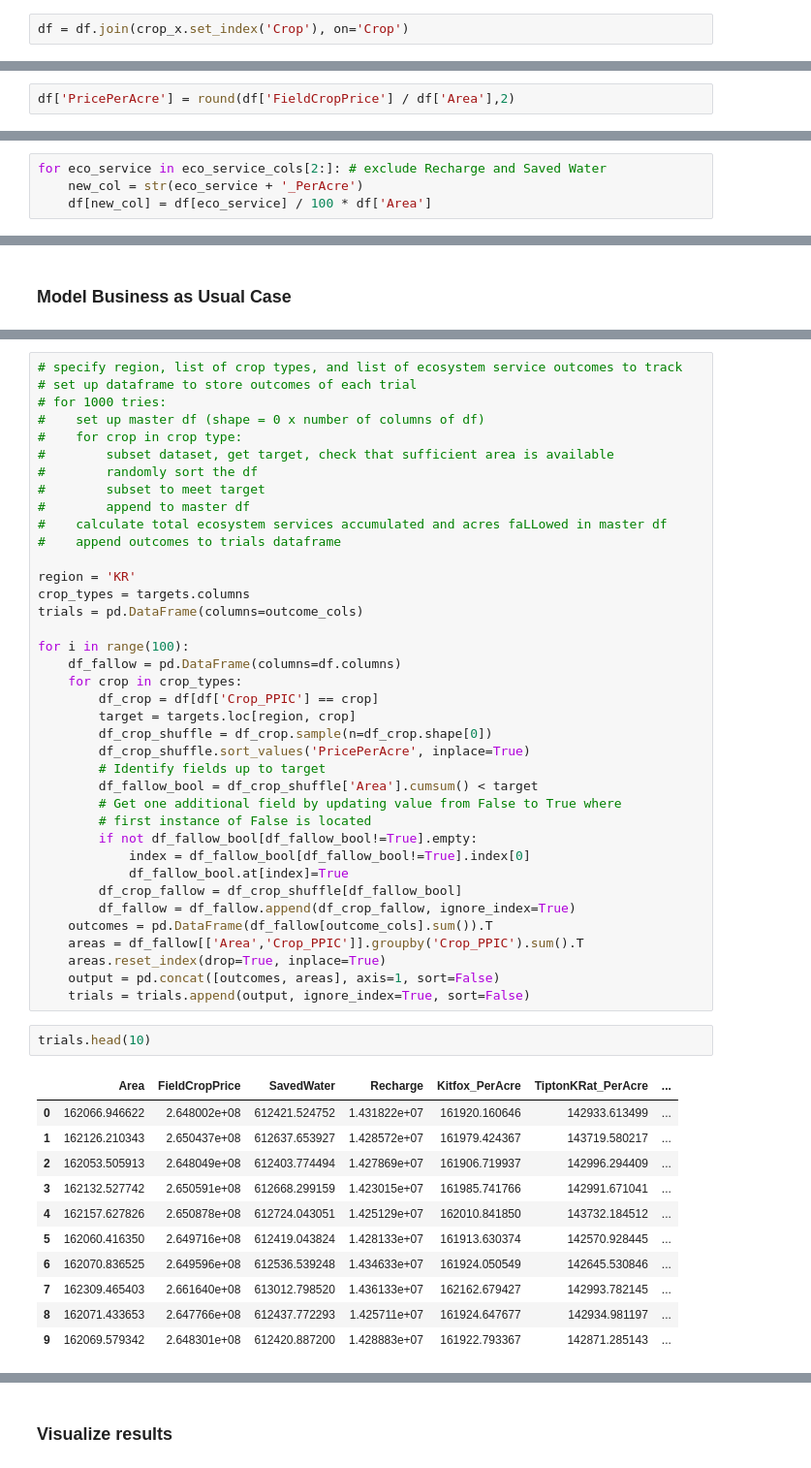
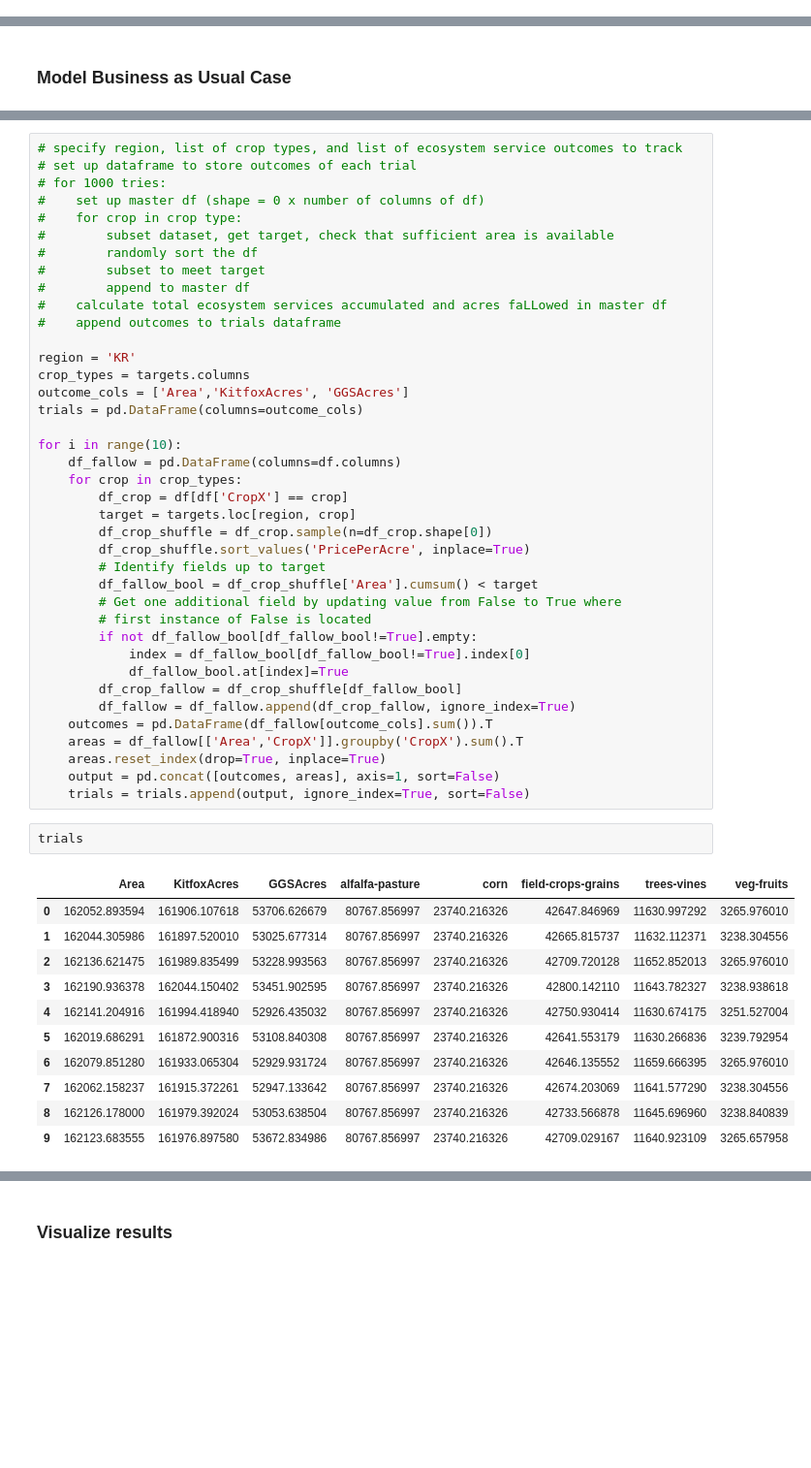
Before and after one commit to eanderson-ei/cv-mbom, a Jupyter notebook: notebooks/greedy-optimization.ipynb, the cells around one changed output, grey strips where cells are left out. Shown: that part at 97% size. Drawn from its saved outputs; the diff is of its cells as text; blank space fills up the shorter version.

```diff
--- a/notebooks/greedy-optimization.ipynb
+++ b/notebooks/greedy-optimization.ipynb
@@ -67,2 +32,0 @@ targets
-# %%
-df = df.join(crop_x.set_index('Crop'), on='Crop')
@@ -72,2 +32,0 @@ Will be used to sort crop types within each PPIC crop type to select lowest reve
-# %%
-df['PricePerAcre'] = round(df['FieldCropPrice'] / df['Area'],2)
@@ -76,5 +33 @@ df['PricePerAcre'] = round(df['FieldCropPrice'] / df['Area'],2)
-# %%
-for eco_service in eco_service_cols[2:]: # exclude Recharge and Saved Water
-    new_col = str(eco_service + '_PerAcre')
-    df[new_col] = df[eco_service] / 100 * df['Area']
 # %% [markdown]
@@ -118,12 +52,13 @@ outcome_cols
 
 region = 'KR'
 crop_types = targets.columns
+outcome_cols = ['Area','KitfoxAcres', 'GGSAcres']
 trials = pd.DataFrame(columns=outcome_cols)
 
-for i in range(100):
+for i in range(10):
     df_fallow = pd.DataFrame(columns=df.columns)
     for crop in crop_types:
-        df_crop = df[df['Crop_PPIC'] == crop]
+        df_crop = df[df['CropX'] == crop]
         target = targets.loc[region, crop]
         df_crop_shuffle = df_crop.sample(n=df_crop.shape[0])
         df_crop_shuffle.sort_values('PricePerAcre', inplace=True)
@@ -137,21 +72,21 @@ for i in range(100):
         df_crop_fallow = df_crop_shuffle[df_fallow_bool]
         df_fallow = df_fallow.append(df_crop_fallow, ignore_index=True)
     outcomes = pd.DataFrame(df_fallow[outcome_cols].sum()).T
-    areas = df_fallow[['Area','Crop_PPIC']].groupby('Crop_PPIC').sum().T
+    areas = df_fallow[['Area','CropX']].groupby('CropX').sum().T
     areas.reset_index(drop=True, inplace=True)
     output = pd.concat([outcomes, areas], axis=1, sort=False)
     trials = trials.append(output, ignore_index=True, sort=False)
 # %%
-trials.head(10)
+trials
 # %% [output]
-|  | Area | FieldCropPrice | SavedWater | Recharge | Kitfox_PerAcre | TiptonKRat_PerAcre | ... |
-| 0 | 162066.946622 | 2.648002e+08 | 612421.524752 | 1.431822e+07 | 161920.160646 | 142933.613499 | ... |
-| 1 | 162126.210343 | 2.650437e+08 | 612637.653927 | 1.428572e+07 | 161979.424367 | 143719.580217 | ... |
-| 2 | 162053.505913 | 2.648049e+08 | 612403.774494 | 1.427869e+07 | 161906.719937 | 142996.294409 | ... |
-| 3 | 162132.527742 | 2.650591e+08 | 612668.299159 | 1.423015e+07 | 161985.741766 | 142991.671041 | ... |
-| 4 | 162157.627826 | 2.650878e+08 | 612724.043051 | 1.425129e+07 | 162010.841850 | 143732.184512 | ... |
-| 5 | 162060.416350 | 2.649716e+08 | 612419.043824 | 1.428133e+07 | 161913.630374 | 142570.928445 | ... |
-| 6 | 162070.836525 | 2.649596e+08 | 612536.539248 | 1.434633e+07 | 161924.050549 | 142645.530846 | ... |
-| 7 | 162309.465403 | 2.661640e+08 | 613012.798520 | 1.436133e+07 | 162162.679427 | 142993.782145 | ... |
-| 8 | 162071.433653 | 2.647766e+08 | 612437.772293 | 1.425711e+07 | 161924.647677 | 142934.981197 | ... |
-| 9 | 162069.579342 | 2.648301e+08 | 612420.887200 | 1.428883e+07 | 161922.793367 | 142871.285143 | ... |
+|  | Area | KitfoxAcres | GGSAcres | alfalfa-pasture | corn | field-crops-grains | trees-vines | veg-fruits |
+| 0 | 162052.893594 | 161906.107618 | 53706.626679 | 80767.856997 | 23740.216326 | 42647.846969 | 11630.997292 | 3265.976010 |
+| 1 | 162044.305986 | 161897.520010 | 53025.677314 | 80767.856997 | 23740.216326 | 42665.815737 | 11632.112371 | 3238.304556 |
+| 2 | 162136.621475 | 161989.835499 | 53228.993563 | 80767.856997 | 23740.216326 | 42709.720128 | 11652.852013 | 3265.976010 |
+| 3 | 162190.936378 | 162044.150402 | 53451.902595 | 80767.856997 | 23740.216326 | 42800.142110 | 11643.782327 | 3238.938618 |
+| 4 | 162141.204916 | 161994.418940 | 52926.435032 | 80767.856997 | 23740.216326 | 42750.930414 | 11630.674175 | 3251.527004 |
+| 5 | 162019.686291 | 161872.900316 | 53108.840308 | 80767.856997 | 23740.216326 | 42641.553179 | 11630.266836 | 3239.792954 |
+| 6 | 162079.851280 | 161933.065304 | 52929.931724 | 80767.856997 | 23740.216326 | 42646.135552 | 11659.666395 | 3265.976010 |
+| 7 | 162062.158237 | 161915.372261 | 52947.133642 | 80767.856997 | 23740.216326 | 42674.203069 | 11641.577290 | 3238.304556 |
+| 8 | 162126.178000 | 161979.392024 | 53053.638504 | 80767.856997 | 23740.216326 | 42733.566878 | 11645.696960 | 3238.840839 |
+| 9 | 162123.683555 | 161976.897580 | 53672.834986 | 80767.856997 | 23740.216326 | 42709.029167 | 11640.923109 | 3265.657958 |
```
Also changed, not shown: parts of 32 cells of this notebook, 4 other files.
